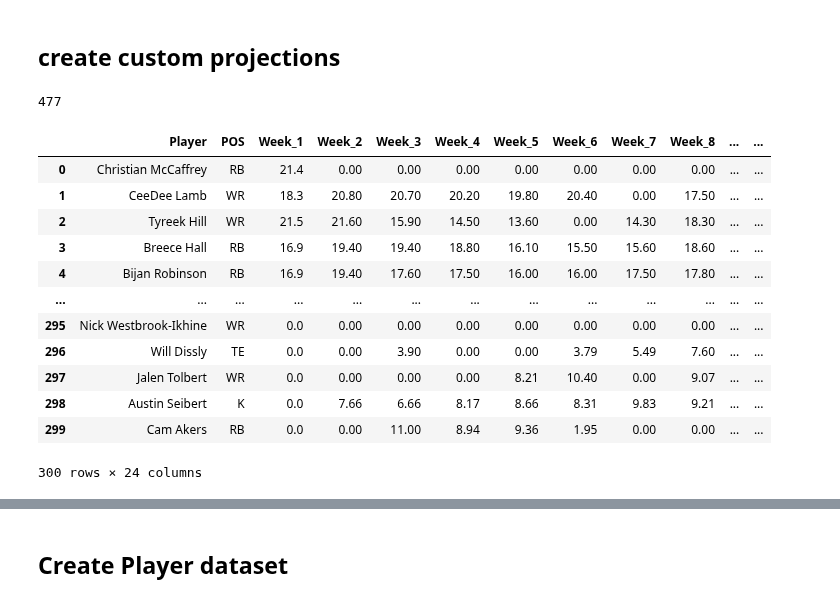
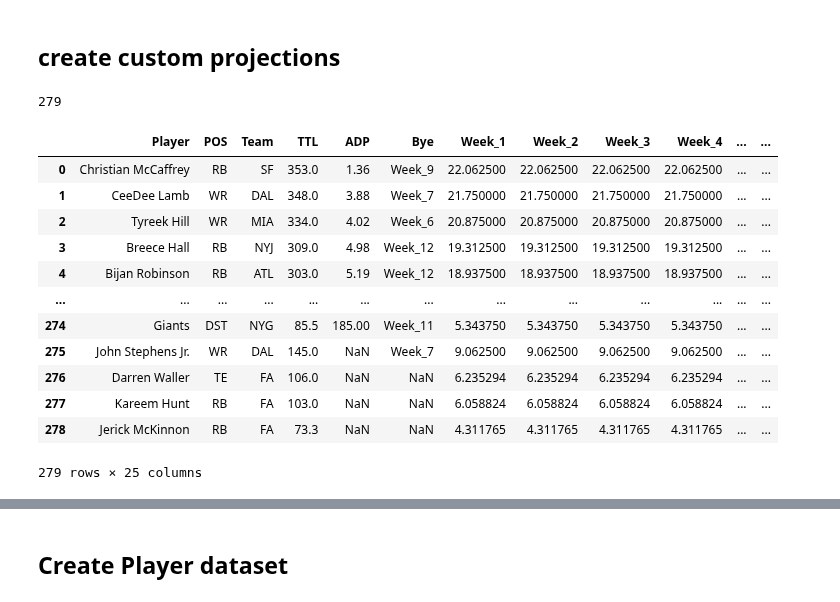
Before and after one commit to alexk2206/Data_Driven_Fantasy_Football, a Jupyter notebook: Enhanced_optimization_new.ipynb, the cells around one changed output, grey strips where cells are left out. Saved outputs shown, nothing was run; the diff lists cells and outputs as text; code cells hidden in the pictures.

```diff
--- a/Enhanced_optimization_new.ipynb
+++ b/Enhanced_optimization_new.ipynb
@@ -35,6 +35,7 @@ Successfully installed cffi-1.15.1 mip-1.15.0
 year = 2024
 num_rounds = 15
 num_teams = 12
+num_weeks = 17
 allowed_positions = {'QB', 'RB', 'WR', 'TE', 'K', 'DST'}
 lineup_req = {'QB': 1, 'RB': 2, 'WR': 2, 'TE': 1, 'FLEX': 1, 'K': 1, 'DST': 1}
 # %% [markdown]
@@ -112,0 +129,18 @@ Name: count, dtype: int64
+# %%
+season_projections['avg_proj'] = season_projections['TTL'] / np.where(
+    season_projections['Bye'].isna(),
+    num_weeks,
+    num_weeks - 1
+)
+
+week_cols = [f'Week_{w}' for w in range(1, num_weeks + 1)]
+for week in week_cols:
+    season_projections[week] = np.where(
+        season_projections['Bye'] == week,
+        0,                          # Bye-Week bekommt 0
+        season_projections['avg_proj']  # alle anderen Wochen bekommen avg_proj
+    )
+
+# 5. Aufräumen (optional)
+season_projections = season_projections.drop(columns='avg_proj')
+print(season_projections)
@@ -141,62 +178,62 @@ weekly_projections
 # %% [markdown]
 ## create custom projections
 # %%
-f = weekly_projections.pivot_table(
-    index=['Player', 'POS'],
-    columns='week',
-    values='points',
-    aggfunc='first'
-)
+# f = weekly_projections.pivot_table(
+#     index=['Player', 'POS'],
+#     columns='week',
+#     values='points',
+#     aggfunc='first'
+# )
+f = season_projections
 
 # Rename columns to 'Week X'
-f.columns = [f'Week_{col}' for col in f.columns]
-f['TTL'] = f.sum(axis=1)
-f = f.reset_index()
-f = f.fillna(0)
+# f.columns = [f'Week_{col}' for col in f.columns]
+# f['TTL'] = f.sum(axis=1)
+# f = f.reset_index()
+# f = f.fillna(0)
+# f = f.merge(player_adp[['Player', 'ADP']], on='Player', how='left')
 
-f = f.drop_duplicates(subset='Player', keep='first')
+# f = f.drop_duplicates(subset='Player', keep='first')
 
 # calculate dropoff inside grouped POS
 f['dropoff'] = (f.sort_values(['POS','TTL'], ascending=[True, False]).groupby('POS')['TTL'].diff(-1).fillna(0.0))
 dropoff_weight = {'QB': 1.0, 'RB': 1.0, 'WR': 1.0, 'TE': 0.9, 'K': 0.4, 'DST': 0.3}
 f['dropoff'] = f.apply(lambda row: row['dropoff'] * dropoff_weight.get(row['POS'], 1.0), axis=1)
 
 # calculate value-over-replacement (VOR)
 vor_dict = {}
 vor_weight = {'QB': 0.8, 'RB': 1.0, 'WR': 1.0, 'TE': 0.8, 'K': 0.25, 'DST': 0.25}
 for pos, limit in lineup_req.items():
     replacement_index = limit * num_teams - 1
     pos_df = f[f['POS'] == pos].sort_values('TTL', ascending=False).reset_index(drop=True)
     if len(pos_df) > replacement_index:
         replacement_ttl = pos_df.loc[replacement_index, 'TTL']
     else:
         replacement_ttl = 0
 
     weight = vor_weight.get(pos, 1.0)
 
     for idx, row in pos_df.iterrows():
         vor = (row['TTL'] - replacement_ttl) * weight
         vor_dict[row['Player']] = row['TTL'] - replacement_ttl
 
-f = f.merge(player_adp[['Player', 'ADP']], on='Player', how='left')
-
 f = f.sort_values(['ADP', 'TTL'],  ascending=[True, False]).reset_index(drop=True)
 f['VOR'] = f['Player'].map(vor_dict)
 head_size = 300
 print(len(f))
 f.head(head_size)
 # %% [output]
-477
+279
-|  | Player | POS | Week_1 | Week_2 | Week_3 | Week_4 | Week_5 | Week_6 | Week_7 | Week_8 | ... | ... |
-| 0 | Christian McCaffrey | RB | 21.4 | 0.00 | 0.00 | 0.00 | 0.00 | 0.00 | 0.00 | 0.00 | ... | ... |
-| 1 | CeeDee Lamb | WR | 18.3 | 20.80 | 20.70 | 20.20 | 19.80 | 20.40 | 0.00 | 17.50 | ... | ... |
-| 2 | Tyreek Hill | WR | 21.5 | 21.60 | 15.90 | 14.50 | 13.60 | 0.00 | 14.30 | 18.30 | ... | ... |
-| 3 | Breece Hall | RB | 16.9 | 19.40 | 19.40 | 18.80 | 16.10 | 15.50 | 15.60 | 18.60 | ... | ... |
-| 4 | Bijan Robinson | RB | 16.9 | 19.40 | 17.60 | 17.50 | 16.00 | 16.00 | 17.50 | 17.80 | ... | ... |
+|  | Player | POS | Team | TTL | ADP | Bye | Week_1 | Week_2 | Week_3 | Week_4 | ... | ... |
+| 0 | Christian McCaffrey | RB | SF | 353.0 | 1.36 | Week_9 | 22.062500 | 22.062500 | 22.062500 | 22.062500 | ... | ... |
+| 1 | CeeDee Lamb | WR | DAL | 348.0 | 3.88 | Week_7 | 21.750000 | 21.750000 | 21.750000 | 21.750000 | ... | ... |
+| 2 | Tyreek Hill | WR | MIA | 334.0 | 4.02 | Week_6 | 20.875000 | 20.875000 | 20.875000 | 20.875000 | ... | ... |
+| 3 | Breece Hall | RB | NYJ | 309.0 | 4.98 | Week_12 | 19.312500 | 19.312500 | 19.312500 | 19.312500 | ... | ... |
+| 4 | Bijan Robinson | RB | ATL | 303.0 | 5.19 | Week_12 | 18.937500 | 18.937500 | 18.937500 | 18.937500 | ... | ... |
 | ... | ... | ... | ... | ... | ... | ... | ... | ... | ... | ... | ... | ... |
-| 295 | Nick Westbrook-Ikhine | WR | 0.0 | 0.00 | 0.00 | 0.00 | 0.00 | 0.00 | 0.00 | 0.00 | ... | ... |
-| 296 | Will Dissly | TE | 0.0 | 0.00 | 3.90 | 0.00 | 0.00 | 3.79 | 5.49 | 7.60 | ... | ... |
-| 297 | Jalen Tolbert | WR | 0.0 | 0.00 | 0.00 | 0.00 | 8.21 | 10.40 | 0.00 | 9.07 | ... | ... |
-| 298 | Austin Seibert | K | 0.0 | 7.66 | 6.66 | 8.17 | 8.66 | 8.31 | 9.83 | 9.21 | ... | ... |
-| 299 | Cam Akers | RB | 0.0 | 0.00 | 11.00 | 8.94 | 9.36 | 1.95 | 0.00 | 0.00 | ... | ... |
+| 274 | Giants | DST | NYG | 85.5 | 185.00 | Week_11 | 5.343750 | 5.343750 | 5.343750 | 5.343750 | ... | ... |
+| 275 | John Stephens Jr. | WR | DAL | 145.0 | NaN | Week_7 | 9.062500 | 9.062500 | 9.062500 | 9.062500 | ... | ... |
+| 276 | Darren Waller | TE | FA | 106.0 | NaN | NaN | 6.235294 | 6.235294 | 6.235294 | 6.235294 | ... | ... |
+| 277 | Kareem Hunt | RB | FA | 103.0 | NaN | NaN | 6.058824 | 6.058824 | 6.058824 | 6.058824 | ... | ... |
+| 278 | Jerick McKinnon | RB | FA | 73.3 | NaN | NaN | 4.311765 | 4.311765 | 4.311765 | 4.311765 | ... | ... |
-300 rows × 24 columns
+279 rows × 25 columns
```
Also changed, not shown: parts of 19 cells of this notebook.
